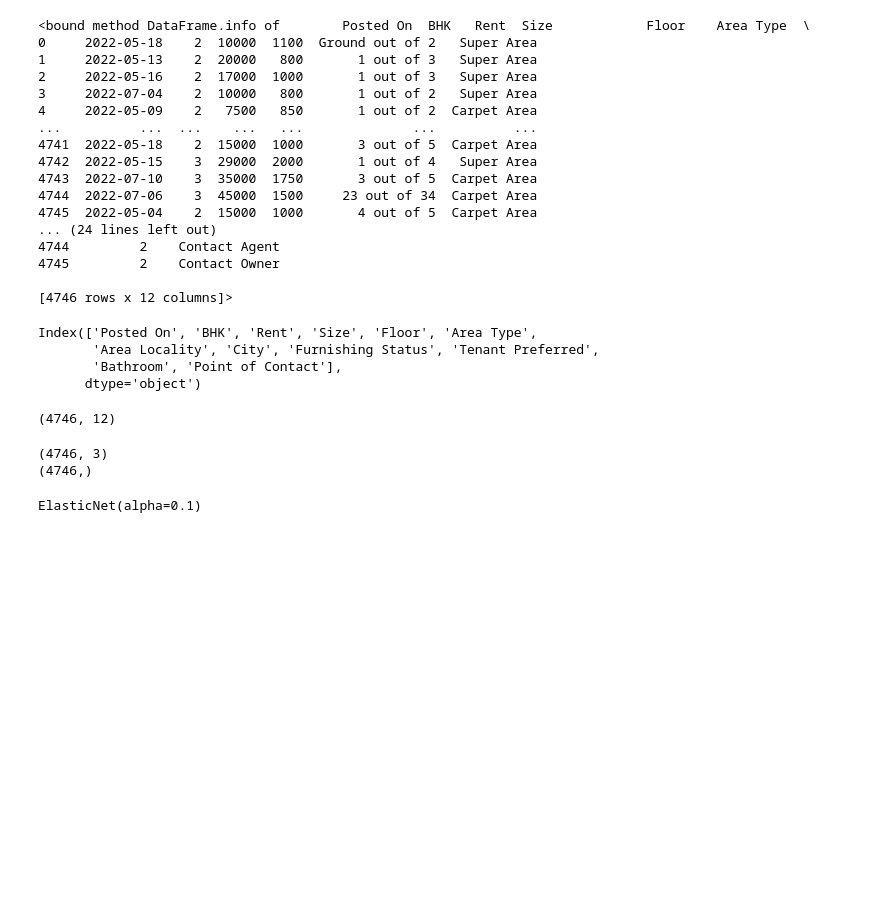
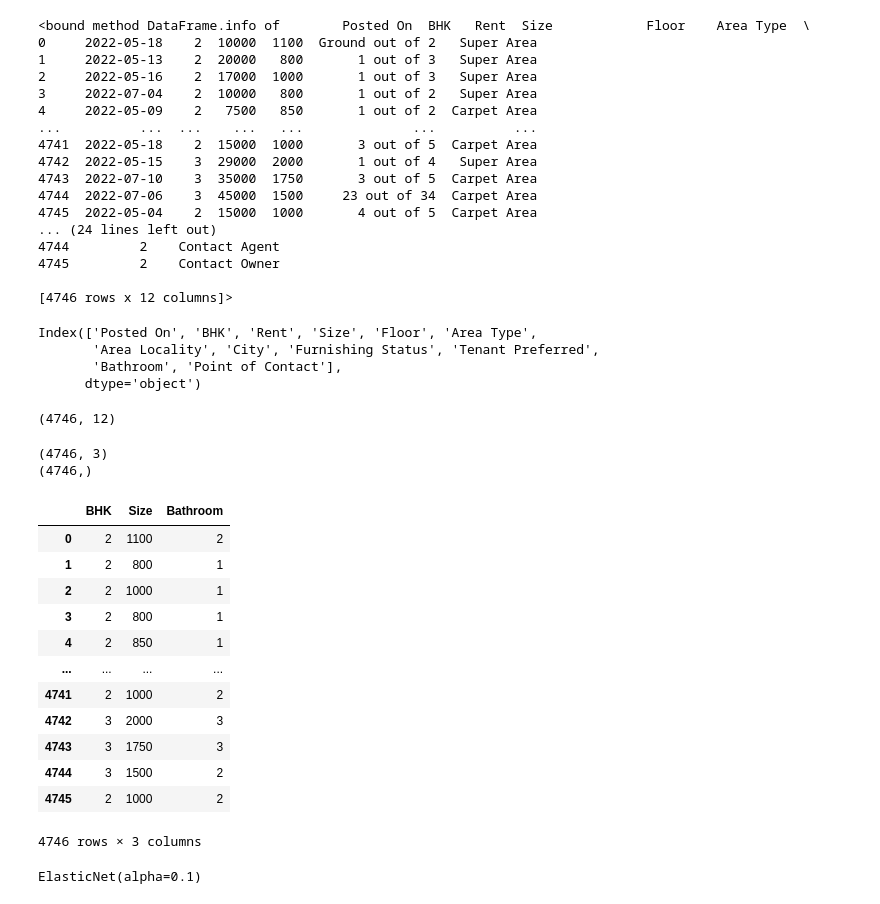
Before and after one commit to harshbhatt15/Machine-Learning, a Jupyter notebook: Supervised Machine Learning/Regression/ElasticNet-regression/Project_01.ipynb, the cells around one changed output. Drawn from its saved outputs; the diff is of its cells as text; code cells hidden in the pictures; blank space fills up the shorter version.

```diff
--- a/Supervised Machine Learning/Regression/ElasticNet-regression/Project_01.ipynb
+++ b/Supervised Machine Learning/Regression/ElasticNet-regression/Project_01.ipynb
@@ -71,6 +70,22 @@ print(Y.shape)
 # %% [output]
 (4746, 3)
 (4746,)
+# %%
+X
+# %% [output]
+|  | BHK | Size | Bathroom |
+| 0 | 2 | 1100 | 2 |
+| 1 | 2 | 800 | 1 |
+| 2 | 2 | 1000 | 1 |
+| 3 | 2 | 800 | 1 |
+| 4 | 2 | 850 | 1 |
+| ... | ... | ... | ... |
+| 4741 | 2 | 1000 | 2 |
+| 4742 | 3 | 2000 | 3 |
+| 4743 | 3 | 1750 | 3 |
+| 4744 | 3 | 1500 | 2 |
+| 4745 | 2 | 1000 | 2 |
+4746 rows × 3 columns
 # %%
 from sklearn.model_selection import train_test_split
 X_train , X_test , Y_train , Y_test = train_test_split(X , Y ,test_size=0.25, random_state=42)
```
Also changed, not shown: parts of 7 cells of this notebook, 3 other files.
